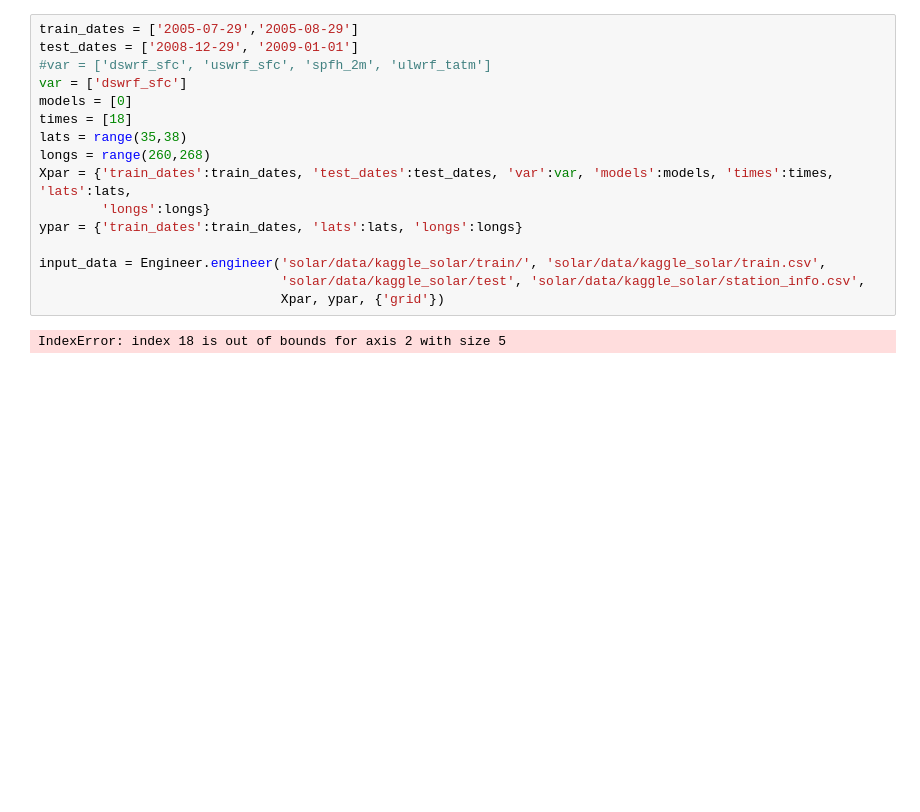
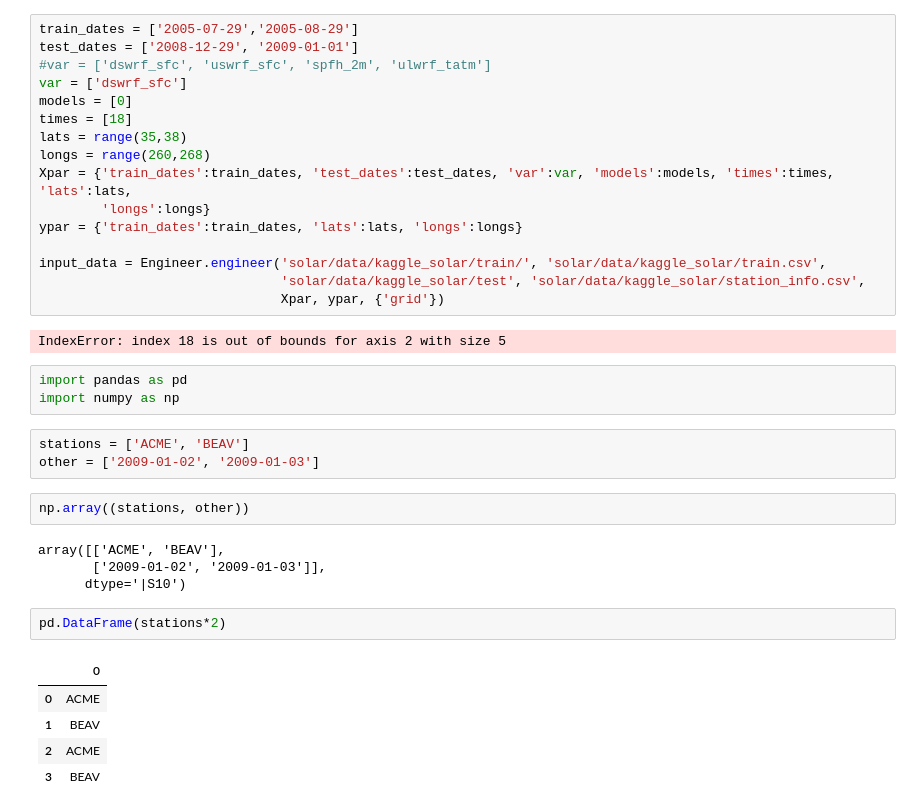
Before and after one commit to joelmpiper/solar_energy_prediction, a Jupyter notebook: notebooks/TestExtractionFunction.ipynb, the cells around one changed output. Drawn from its saved outputs; the diff is of its cells as text; blank space fills up the shorter version.

```diff
--- a/notebooks/TestExtractionFunction.ipynb
+++ b/notebooks/TestExtractionFunction.ipynb
@@ -655,3 +655,23 @@ input_data = Engineer.engineer('solar/data/kaggle_solar/train/', 'solar/data/kag
                                Xpar, ypar, {'grid'})
 # %% [output]
 IndexError: index 18 is out of bounds for axis 2 with size 5
+# %%
+import pandas as pd
+import numpy as np
+# %%
+stations = ['ACME', 'BEAV']
+other = ['2009-01-02', '2009-01-03']
+# %%
+np.array((stations, other))
+# %% [output]
+array([['ACME', 'BEAV'],
+       ['2009-01-02', '2009-01-03']],
+      dtype='|S10')
+# %%
+pd.DataFrame(stations*2)
+# %% [output]
+|  | 0 |
+| 0 | ACME |
+| 1 | BEAV |
+| 2 | ACME |
+| 3 | BEAV |
```
Also changed, not shown: 7 other files.
